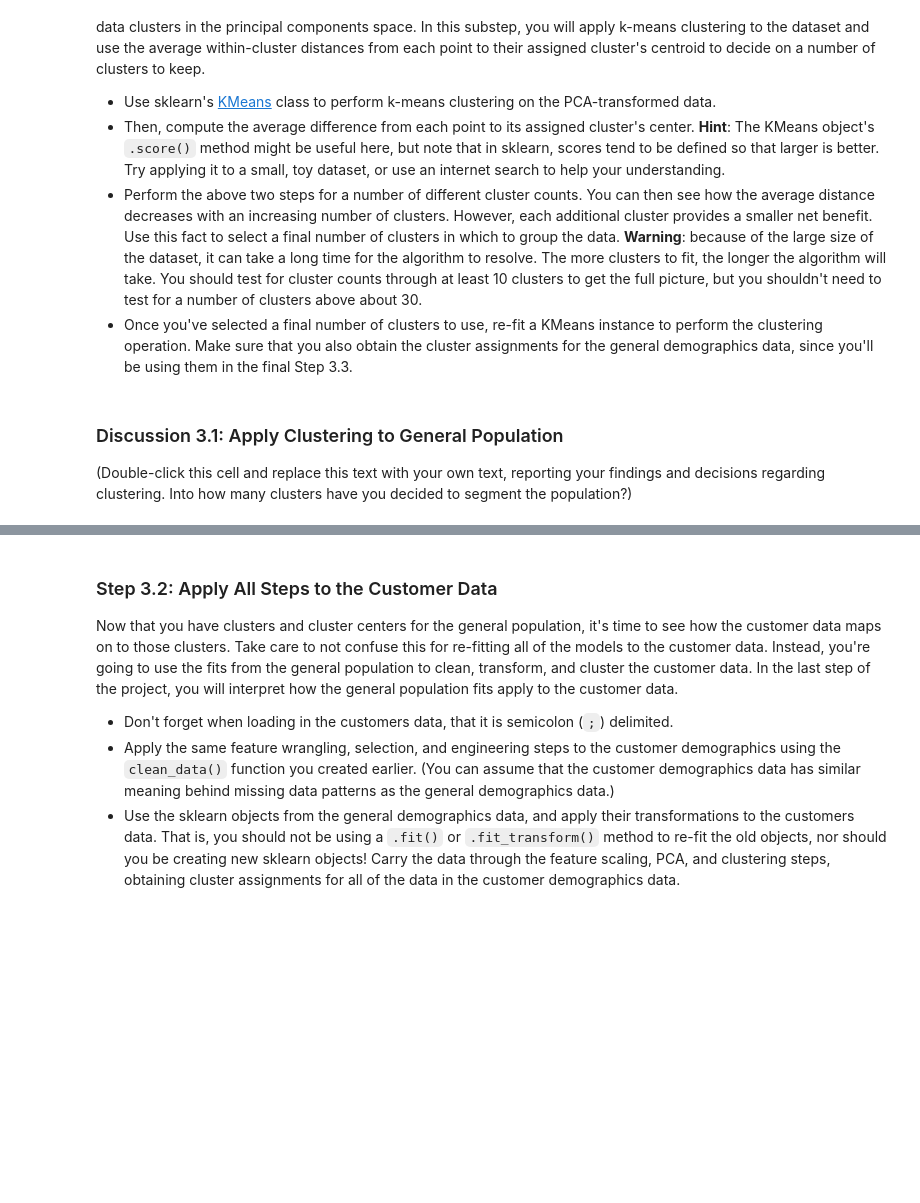
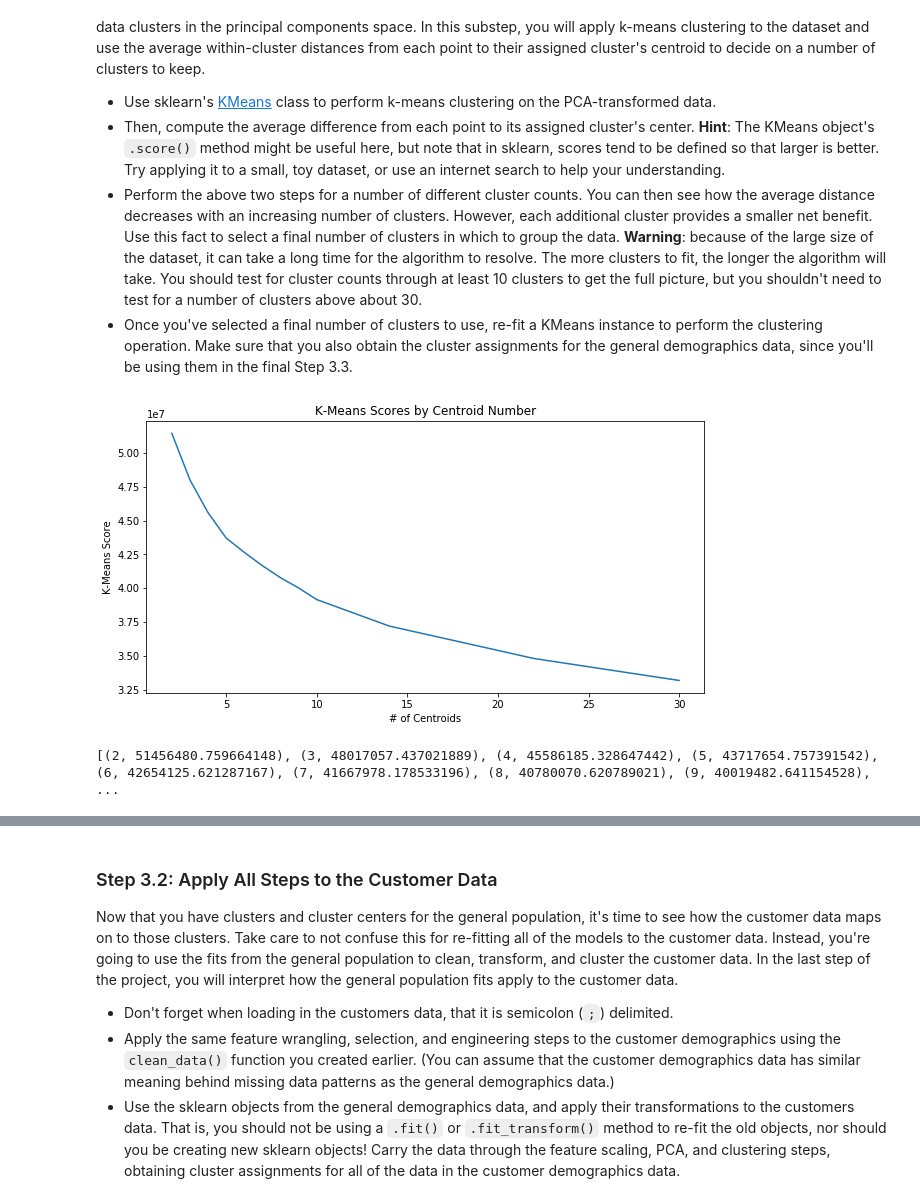
Before and after one commit to BradEvanDavis/CustomerSegmentation, a Jupyter notebook: Identify_Customer_Segments.ipynb, the cells around one changed output, grey strips where cells are left out. Cells and saved outputs as stored; diff of their text form; code cells hidden in the pictures; blank space fills up the shorter version.

Commit message:
post PCA and KMeans fitting

```diff
--- a/Identify_Customer_Segments.ipynb
+++ b/Identify_Customer_Segments.ipynb
@@ -543,3 +590,3 @@ np.sum(azdias_PCA.explained_variance_ratio_[:70])
 # %%
-pca = PCA(n_components = 70)
-df_pca = pca.fit_transform(azdias_features)
+PCA = PCA(n_components = 70)
+GenPopPCA = PCA.fit_transform(azdias_features)
@@ -552,4 +595,4 @@ scree_plot(pca)
 # %% [output]
 [figure]
 # %%
-pca_df = pd.DataFrame(df_pca, columns = pca.components_)
+df_pca = pd.DataFrame(df_pca)
@@ -679,10 +716,33 @@ You've assessed and cleaned the demographics data, then scaled and transformed t
+# %%
+# Over a number of different cluster counts...
+from sklearn.cluster import KMeans
+#df_pca = pd.read_csv('df_pca.csv')
+
+def kmeans_score(data, center):
+    kmeans = KMeans(n_clusters = center, n_init=10, max_iter=300, random_state=44)
+    model = kmeans.fit(data)
+    score = np.abs(model.score(data))
+    return score
 # %%
 # Investigate the change in within-cluster distance across number of clusters.
 # HINT: Use matplotlib's plot function to visualize this relationship.
+scores = []
+centroids = [2,3,4,5,6,7,8,9,10,14,22,30]
+for i in centroids:
+    scores.append(kmeans_score(df_pca, i))
 # %%
 # Re-fit the k-means model with the selected number of clusters and obtain
 # cluster predictions for the general population demographics data.
+plt.figure(figsize=(10, 5))
+ax = plt.subplot()
+ax.plot(centroids, scores)
+ax.set_ylabel("K-Means Score")
+ax.set_xlabel("# of Centroids")
+plt.title('K-Means Scores by Centroid Number')
+plt.show()
+# %% [output]
+[figure, added]
-# %% [markdown]
-### Discussion 3.1: Apply Clustering to General Population
-
-(Double-click this cell and replace this text with your own text, reporting your findings and decisions regarding clustering. Into how many clusters have you decided to segment the population?)
+# %%
+print(list(zip(centroids, scores)))
+# %% [output]
+[(2, 51456480.759664148), (3, 48017057.437021889), (4, 45586185.328647442), (5, 43717654.757391542), (6, 42654125.621287167), (7, 41667978.178533196), (8, 40780070.620789021), (9, 40019482.641154528), ...
```
Also changed, not shown: parts of 24 cells of this notebook.
